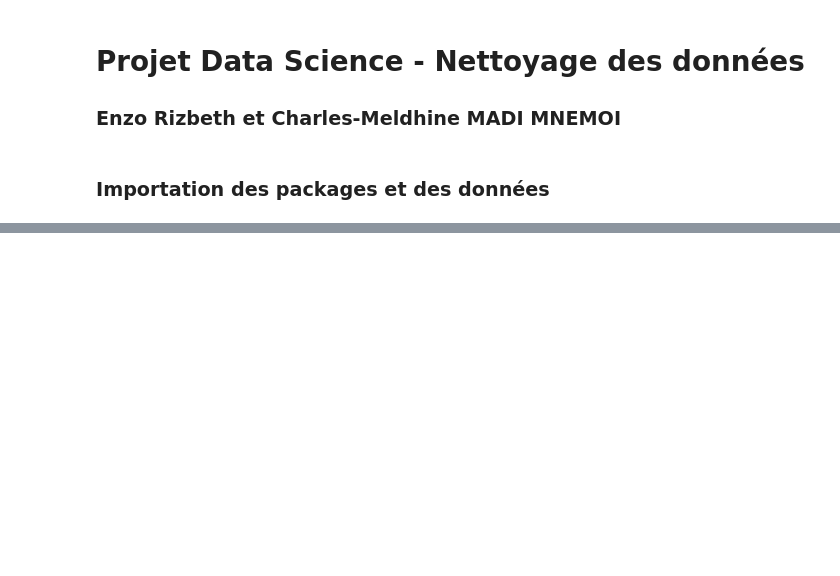
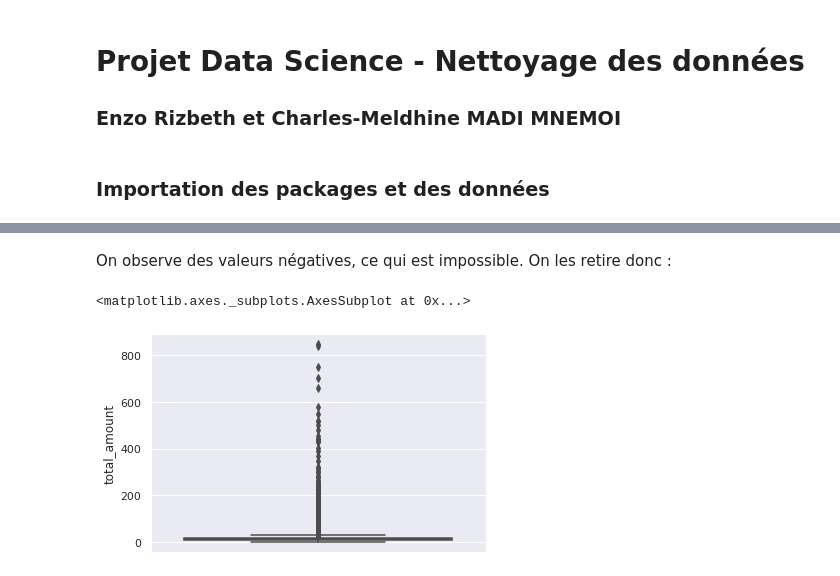
Before and after one commit to cmnemoi/NYCTaxiFareLPSID, a Jupyter notebook: src/data_cleaning.ipynb, the cells around one changed output, grey strips where cells are left out. Drawn from its saved outputs; the diff is of its cells as text; code cells hidden in the pictures; blank space fills up the shorter version.

```diff
--- a/src/data_cleaning.ipynb
+++ b/src/data_cleaning.ipynb
@@ -92,0 +257,9 @@ Name: trip_distance, dtype: float64
+# %% [markdown]
+On observe des valeurs négatives, ce qui est impossible. On les retire donc :
+# %%
+data = data[data["total_amount"] > 0]
+# %%
+sns.boxplot(y=data["total_amount"])
+# %% [output]
+<matplotlib.axes._subplots.AxesSubplot at 0x...>
+[figure, added]
```
Also changed, not shown: parts of 49 cells of this notebook, 1 other file.
